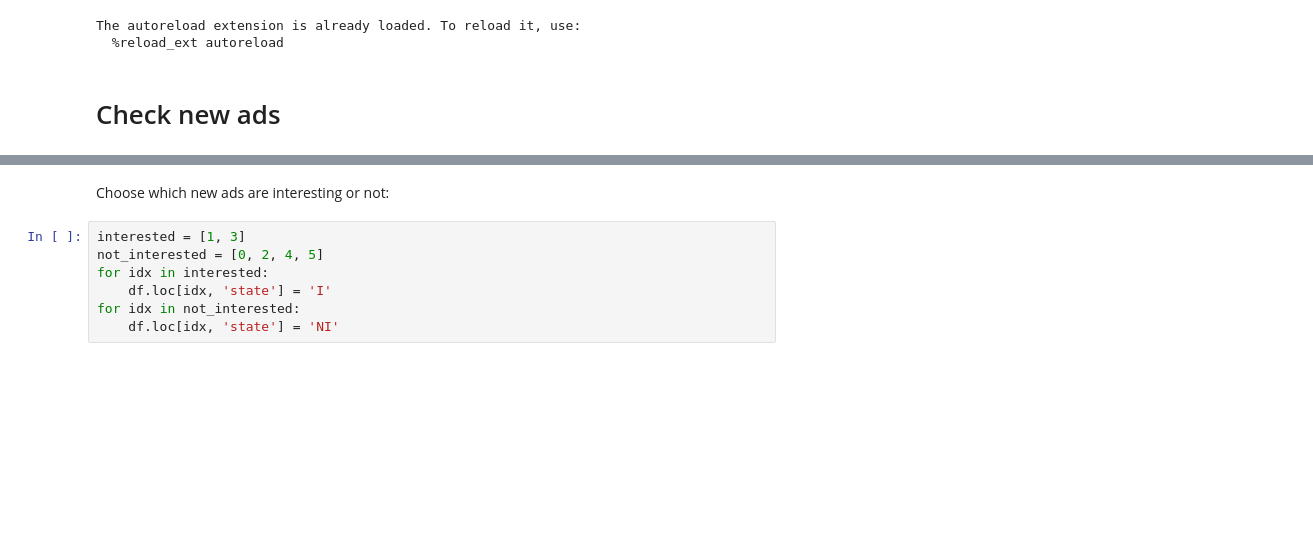
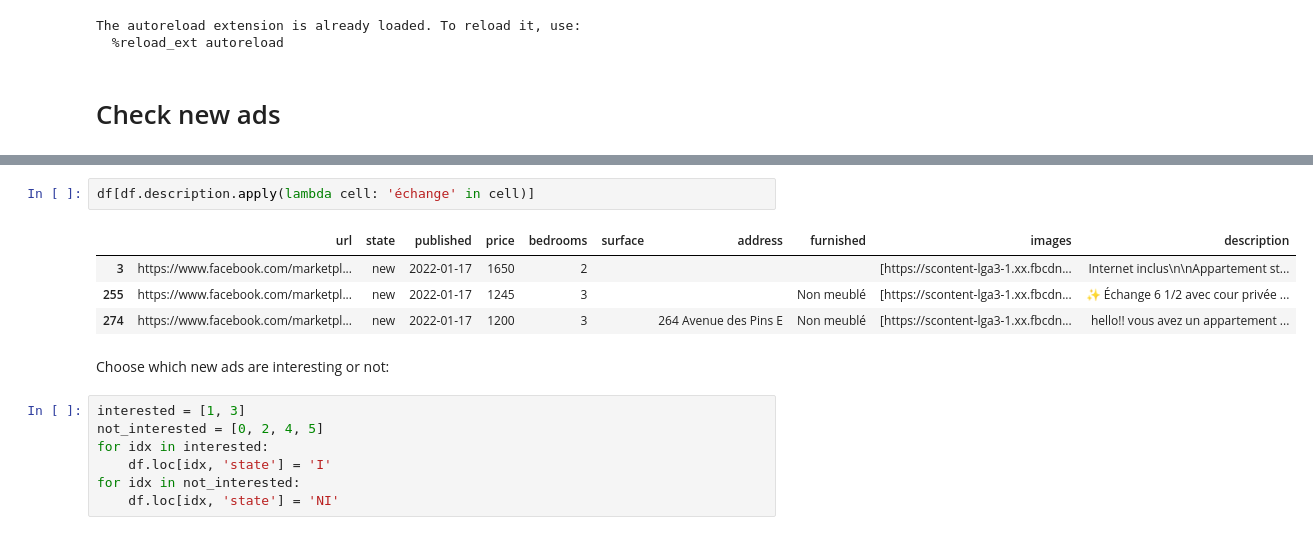
Before and after one commit to aduverger/flatfindr, a Jupyter notebook: notebooks/dashboard.ipynb, the cells around one changed output, grey strips where cells are left out. Saved outputs shown, nothing was run; the diff lists cells and outputs as text; blank space fills up the shorter version.

```diff
--- a/notebooks/dashboard.ipynb
+++ b/notebooks/dashboard.ipynb
@@ -33,3 +28,10 @@ df2.style.format({
+# %%
+df[df.description.apply(lambda cell: 'échange' in cell)]
+# %% [output]
+|  | url | state | published | price | bedrooms | surface | address | furnished | images | description |
+| 3 | https://www.facebook.com/marketpl... | new | 2022-01-17 | 1650 | 2 |  |  |  | [https://scontent-lga3-1.xx.fbcdn... | Internet inclus\n\nAppartement st... |
+| 255 | https://www.facebook.com/marketpl... | new | 2022-01-17 | 1245 | 3 |  |  | Non meublé | [https://scontent-lga3-1.xx.fbcdn... | ✨ Échange 6 1/2 avec cour privée ... |
+| 274 | https://www.facebook.com/marketpl... | new | 2022-01-17 | 1200 | 3 |  | 264 Avenue des Pins E | Non meublé | [https://scontent-lga3-1.xx.fbcdn... | hello!! vous avez un appartement ... |
 # %% [markdown]
 Choose which new ads are interesting or not:
 # %%
```
Also changed, not shown: parts of 2 cells of this notebook, 2 other files.
